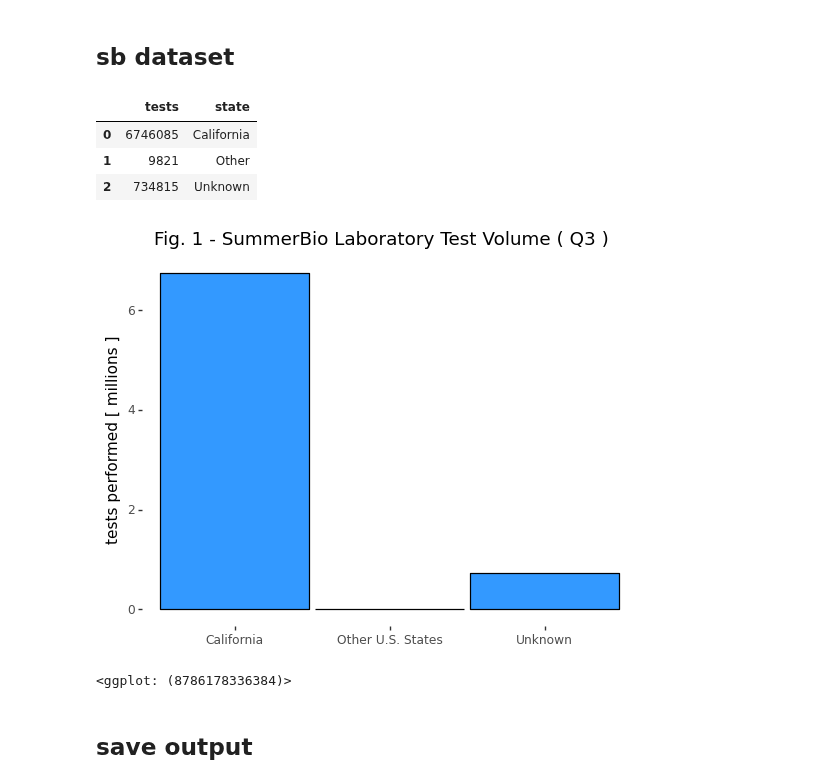
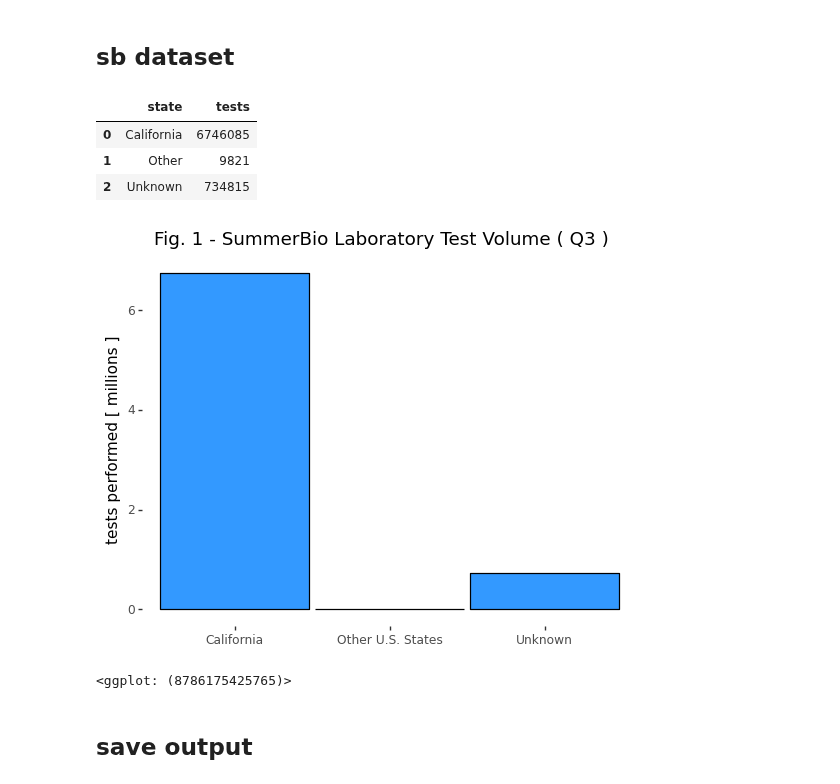
Before and after one commit to usefulmove/code, a Jupyter notebook: python/plotnine/exploratory_data_analysis.ipynb, the cells around one changed output. Cells and saved outputs as stored; diff of their text form; code cells hidden in the pictures.

```diff
--- a/python/plotnine/exploratory_data_analysis.ipynb
+++ b/python/plotnine/exploratory_data_analysis.ipynb
@@ -169,35 +169,38 @@ p
 # %%
 from plotnine import geom_col
 from plotnine.scales import scale_x_discrete, scale_y_continuous
 import numpy as np
 
 sb_states = pd.read_json("/content/gdrive/MyDrive/data/sb.states2022.json")
-sb_states = sb_states.sort_values(by="count", ascending=False)
 sb_states.columns = ["state", "tests"]
 #display(sb_states[:5])
 
 sb_states["state_collapse"] = np.where(sb_states.tests < 1e5, "Other", sb_states.state)
 
-sb_states_collapsed = sb_states[["state_collapse", "tests"]].fillna("Unknown")
-sb_states_collapsed = sb_states_collapsed.groupby("state_collapse").aggregate("sum")
+sb_states_collapsed = sb_states[["state_collapse", "tests"]] \
+    .fillna("Unknown") \
+    .groupby("state_collapse") \
+    .aggregate("sum")
+
 sb_states_collapsed["state"] = sb_states_collapsed.index
 sb_states_collapsed.reset_index(drop=True, inplace=True)
-display(sb_states_collapsed)
+
+display(sb_states_collapsed[["state", "tests"]])
 
 p_summer = (ggplot(sb_states_collapsed)
     + aes(x="state", y="tests / 1e6")
     + geom_col(color="#000", fill="#0080ff", alpha=0.8, width=0.96)
     + labs(title="Fig. 1 - SummerBio Laboratory Test Volume ( Q3 )", x="", y="tests performed [ millions ]")
     + scale_x_discrete(labels=["California", "Other U.S. States", "Unknown"])
 )
 p_summer
 # %% [output]
-|  | tests | state |
-| 0 | 6746085 | California |
-| 1 | 9821 | Other |
-| 2 | 734815 | Unknown |
+|  | state | tests |
+| 0 | California | 6746085 |
+| 1 | Other | 9821 |
+| 2 | Unknown | 734815 |
 [figure]
-<ggplot: (8786178336384)>
+<ggplot: (8786175425765)>
 # %% [markdown]
 ## save output
 # %%
```
